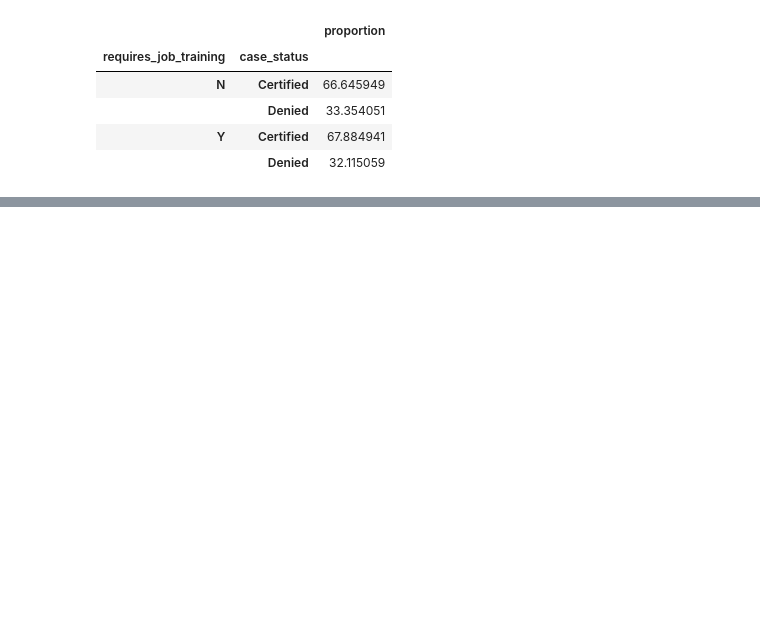
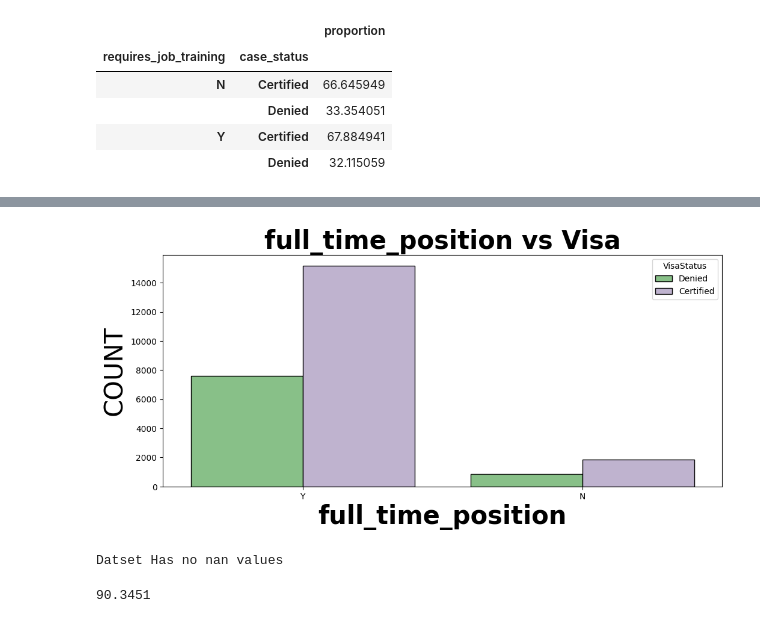
Before and after one commit to yagantiAshok/Global-Mobility-Application, a Jupyter notebook: notebook/EDA_visa.ipynb, the cells around one changed output, grey strips where cells are left out. Saved outputs shown, nothing was run; the diff lists cells and outputs as text; code cells hidden in the pictures; blank space fills up the shorter version.

```diff
--- a/notebook/EDA_visa.ipynb
+++ b/notebook/EDA_visa.ipynb
@@ -295,0 +367,10 @@ plt.show()
+# %%
+plt.figure(figsize=(12,5))
+sns.countplot(x="full_time_position",hue="case_status",ec="black",data=data,palette="Accent")
+plt.title("full_time_position vs Visa",weight="bold",fontsize=30)
+plt.xlabel("full_time_position",weight="bold",fontsize=30)
+plt.ylabel("COUNT",fontsize=30)
+plt.legend(title="VisaStatus",fancybox=True)
+plt.show()
+# %% [output]
+[figure, added]
@@ -295,0 +380,20 @@ plt.show()
+# %%
+# Checking Nan values
+
+feature_nan = [ column for column in data.columns if data[column].isnull().sum()>=1]
+
+if len(feature_nan)==0:
+
+    print("Datset Has no nan values")
+
+else:
+
+    for feature in feature_nan:
+
+        print(f"{feature} has {np.round(data[feature].isnull().mean()*100,4)} Nulls")
+# %% [output]
+Datset Has no nan values
+# %%
+np.round(90.345098673,5)
+# %% [output]
+90.3451
```
Also changed, not shown: parts of 44 cells of this notebook, 2 other files.
